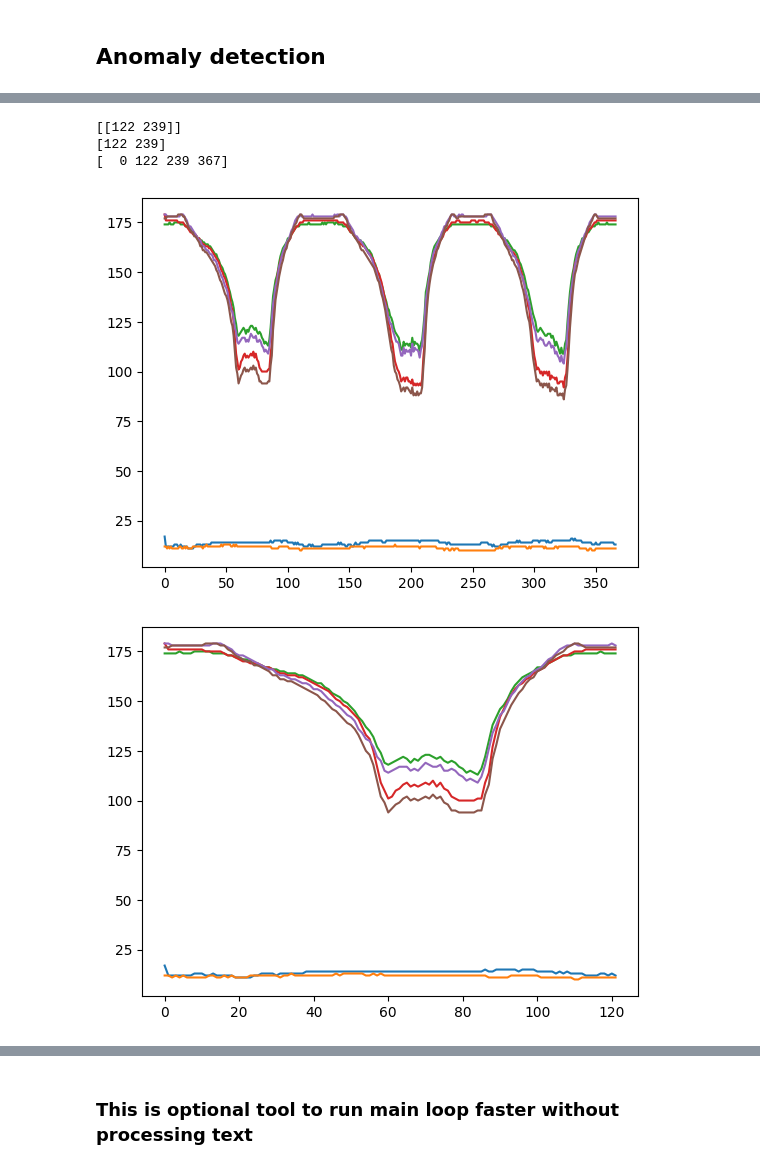
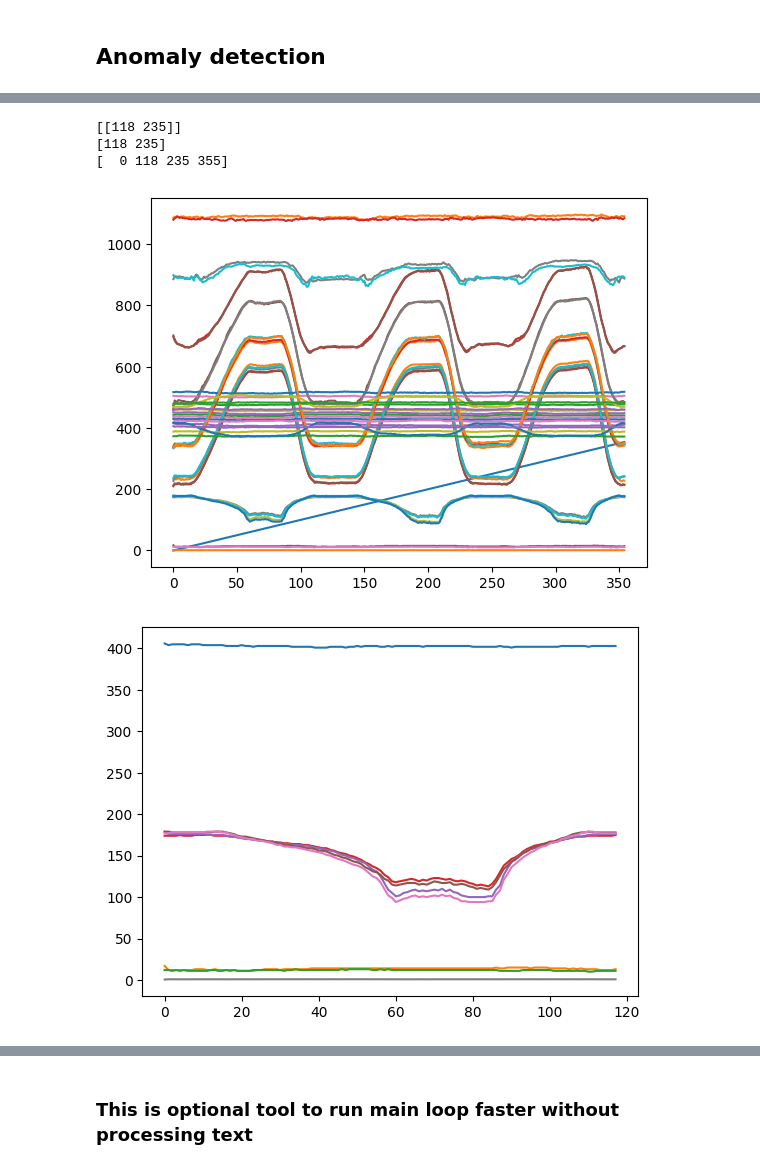
Before and after one commit to GymMachineLearning/ml_model_alt, a Jupyter notebook: notebooks/preprocess_data.ipynb, the cells around one changed output, grey strips where cells are left out. Saved outputs shown, nothing was run; the diff lists cells and outputs as text; code cells hidden in the pictures.

Commit message:
feat: add option to run shorts, add more dimensions to the data

```diff
--- a/notebooks/preprocess_data.ipynb
+++ b/notebooks/preprocess_data.ipynb
@@ -394,7 +400,7 @@ def draw_prediction_on_image(
   scores_values = keypoints_with_scores[:, :, :, 2]
 
 
-  vector = np.array([])
+  angles = np.array([])
   joint_coordinates = np.array([])
 
   avg_score_value = np.mean(scores_values)
@@ -416,7 +422,7 @@ def draw_prediction_on_image(
       # print(f"a.x: {keypoints_with_scores[0, 0, idx_a, :2][0]}")
       # print(f"a.y: {keypoints_with_scores[0, 0, idx_a, :2][1]}")
       #ax.text(200, 100+i*100, f'{joint_b}: {int(angle)}°', color='blue', fontsize=40, ha='left')
-      vector = np.append(vector,int(angle))
+      angles = np.append(angles,int(angle))
       i=i+1
 
   for joint_name, index in KEYPOINT_DICT.items():
@@ -427,7 +433,7 @@ def draw_prediction_on_image(
 
 
   #ax.text(200, 500, f'avg_score: {(avg_score_value)}', color='blue', fontsize=45, ha='left')
-  vector = np.append(vector,avg_score_value)
+  angles = np.append(angles,avg_score_value)
   #ax.text(100, 100, f'textasddddddddd', color='yellow', fontsize=40, ha='center')
   fig.canvas.draw()
   image_from_plot = np.frombuffer(fig.canvas.tostring_rgb(), dtype=np.uint8)
@@ -449,7 +455,7 @@ def draw_prediction_on_image(
   #   image_from_plot = print_image_segments(image_from_plot,rectangle)
 
 
-  return image_from_plot , vector , joint_coordinates, rectangle
+  return image_from_plot, angles, joint_coordinates, rectangle
 
 
 
@@ -642,11 +648,11 @@ def run_inference(movenet, image, crop_region, crop_size):
 # Nazwy kolumn
 columns = ['frame', 'left_shoulder', 'right_shoulder', 'left_hip', 'right_hip', 'left_knee', 'right_knee','avg_score','text']
 
-filename = 'data.csv'
+filename = f"{video_id}.csv"
 
 with open(filename, 'w', newline='') as csvfile:
     csvwriter = csv.writer(csvfile)
-    csvwriter.writerow(columns)
+    # csvwriter.writerow(columns)
 
 print(f"Plik {filename} został utworzony.")
 
@@ -654,7 +660,7 @@ def get_last_frame(filename):
     last_frame = -1
     with open(filename, 'r', newline='') as csvfile:
         csvreader = csv.reader(csvfile)
-        header = next(csvreader)
+        # header = next(csvreader)
         for row in csvreader:
             last_frame = int(float(row[0]))
 
@@ -758,8 +764,12 @@ try:
                 keypoints_with_scores, crop_region=crop_region,
                 close_figure=True, output_image_height=300)
 
-        print(joint_cordinates.shape)
-        print(joint_cordinates)
+        print(type(joint_cordinates))
+        print(type(angles_with_avg_score))
+        print((joint_cordinates))
+        print((angles_with_avg_score))
+        # print(joint_cordinates)
+        data = np.concatenate((joint_cordinates, angles_with_avg_score))
 
         clear_output(wait=True)
         print(frame_idx)
@@ -780,7 +790,7 @@ try:
           # description = ''
           # for x in dq:
           #   description+=subtitles[x]['text']
-          add_row(filename,frame_idx,angles_with_avg_score)
+          add_row(filename,frame_idx,data)
 
         if (angles_ts.shape[0]==0):
             angles_ts = angles_with_avg_score[:-1]
@@ -841,7 +856,7 @@ KeyboardInterrupt:
 # %%
 def load_to_ndarray(filename):
     # Wczytanie danych numerycznych (pomijając tekstową kolumnę na końcu)
-    data = np.genfromtxt(filename, delimiter=',', skip_header=1, usecols=range(1, 7))
+    data = np.genfromtxt(filename, delimiter=',')
     return data
 
 time_series = load_to_ndarray("data.csv")
@@ -1030,25 +1051,25 @@ plt.show()
 # %%
 # matches = stumpy.match(time_series[150:250,:], time_series)
 # print(matches)
 
 
-mps, indices = stumpy.mstump(time_series.T, m=100)
+mps, indices = stumpy.mstump(time_series.T, m=120)
 output = stumpy.mmotifs(time_series.T,
     mps,
     indices)
 print(output[1])
 segments = cut_series_multidimensional(time_series, output[1][0])
 # #print(time_series)
 # #print(regimes[3])
 # #print(segments)
 plt.plot(time_series)
 plt.show()
 for seg in segments:
-    plt.plot(seg)
+    plt.plot(seg[:,34:])
     plt.show()
 # %% [output]
-[[122 239]]
-[122 239]
-[  0 122 239 367]
+[[118 235]]
+[118 235]
+[  0 118 235 355]
-[figure, old version]
+[figure, new version]
-[figure, old version]
+[figure, new version]
```
Also changed, not shown: parts of 12 cells of this notebook.
